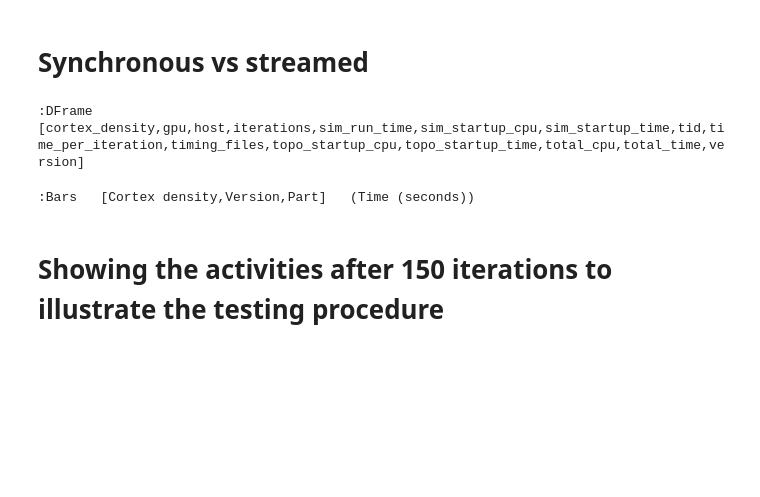
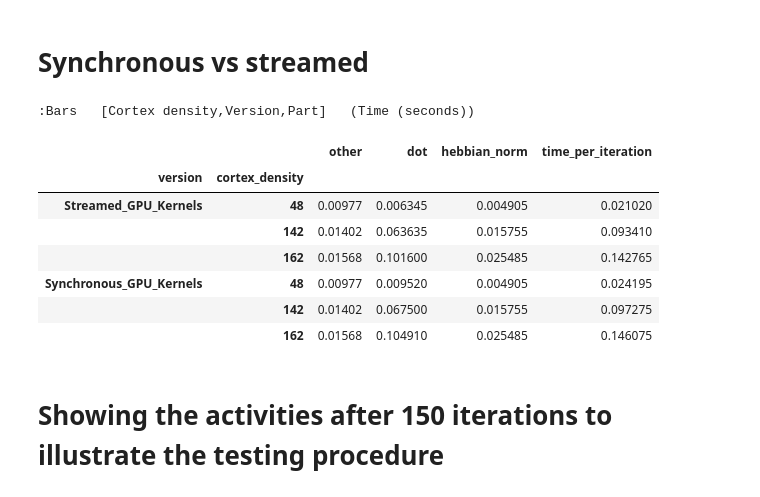
Before and after one commit to ioam/topographica, a Jupyter notebook: Benchmark_example.ipynb, the cells around one changed output. Cells and saved outputs as stored; diff of their text form; code cells hidden in the pictures; blank space fills up the shorter version.

```diff
--- a/Benchmark_example.ipynb
+++ b/Benchmark_example.ipynb
@@ -278,8 +290,3 @@ sync_vs_streamed = DFrame(collected_timings.dframe.query('version in %s and host
-# %%
-%%opts DFrame (map=('barplot', 'version', 'time_per_iteration') col='cortex_density' aspect=1.0)
-sync_vs_streamed.clone(plot_type='facetgrid')
-# %% [output]
-:DFrame   [cortex_density,gpu,host,iterations,sim_run_time,sim_startup_cpu,sim_startup_time,tid,time_per_iteration,timing_files,topo_startup_cpu,topo_startup_time,total_cpu,total_time,version]
 # %%
 versions, densities, parts = ["Streamed_GPU_Kernels", "Synchronous_GPU_Kernels"], [48, 142, 162], ['other', 'dot', 'hebbian_norm']
 sync_vs_streamed = melmac.ix[versions]
@@ -291,9 +298,9 @@ for p in parts:
 
 for (d, v, p) in keys:
     if p == 'other':
-        sync_vs_streamed.ix[v][p][d] = gpu_slow_fast_norm_vs_tratitional.ix['Synchronous_GPU_Kernels']['other'][d]
+        sync_vs_streamed.ix[v][p][d] = melmac.ix['Sparse_topographica_empty']['time_per_iteration'][d]
     if p == 'dot':
-        sync_vs_streamed.ix[v][p][d] = sync_vs_streamed.ix[v]['time_per_iteration'][d] - gpu_slow_fast_norm_vs_tratitional.ix['Synchronous_GPU_Kernels']['hebbian_norm'][d] - gpu_slow_fast_norm_vs_tratitional.ix['Synchronous_GPU_Kernels']['other'][d]
+        sync_vs_streamed.ix[v][p][d] = sync_vs_streamed.ix[v]['time_per_iteration'][d] - gpu_slow_fast_norm_vs_tratitional.ix['Synchronous_GPU_Kernels']['hebbian_norm'][d] - melmac.ix['Sparse_topographica_empty']['time_per_iteration'][d]
     if p == 'hebbian_norm':
-        sync_vs_streamed.ix[v][p][d] = sync_vs_streamed.ix[v]['time_per_iteration'][d] - sync_vs_streamed.ix[v]['other'][d] - sync_vs_streamed.ix[v]['dot'][d]
+        sync_vs_streamed.ix[v][p][d] = sync_vs_streamed.ix[v]['time_per_iteration'][d] - melmac.ix['Sparse_topographica_empty']['time_per_iteration'][d] - sync_vs_streamed.ix[v]['dot'][d]
 # %%
@@ -301,6 +308,17 @@ for (d, v, p) in keys:
 Bars([(k, sync_vs_streamed.query('version == "%s" and cortex_density == %d' % (k[1], k[0]))[k[2]]) for k in keys], key_dimensions=['Cortex density',  Dimension('Version', values=versions), Dimension('Part', values=parts)], value_dimensions=['Time (seconds)'])
 # %% [output]
 :Bars   [Cortex density,Version,Part]   (Time (seconds))
+# %%
+sync_vs_streamed[['other', 'dot', 'hebbian_norm', 'time_per_iteration']]
+# %% [output]
+|  |  | other | dot | hebbian_norm | time_per_iteration |
+| version | cortex_density |  |  |  |  |
+| Streamed_GPU_Kernels | 48 | 0.00977 | 0.006345 | 0.004905 | 0.021020 |
+|  | 142 | 0.01402 | 0.063635 | 0.015755 | 0.093410 |
+|  | 162 | 0.01568 | 0.101600 | 0.025485 | 0.142765 |
+| Synchronous_GPU_Kernels | 48 | 0.00977 | 0.009520 | 0.004905 | 0.024195 |
+|  | 142 | 0.01402 | 0.067500 | 0.015755 | 0.097275 |
+|  | 162 | 0.01568 | 0.104910 | 0.025485 | 0.146075 |
 # %% [markdown]
 # Showing the activities after 150 iterations to illustrate the testing procedure
 # %%
```
Also changed, not shown: parts of 15 cells of this notebook.
